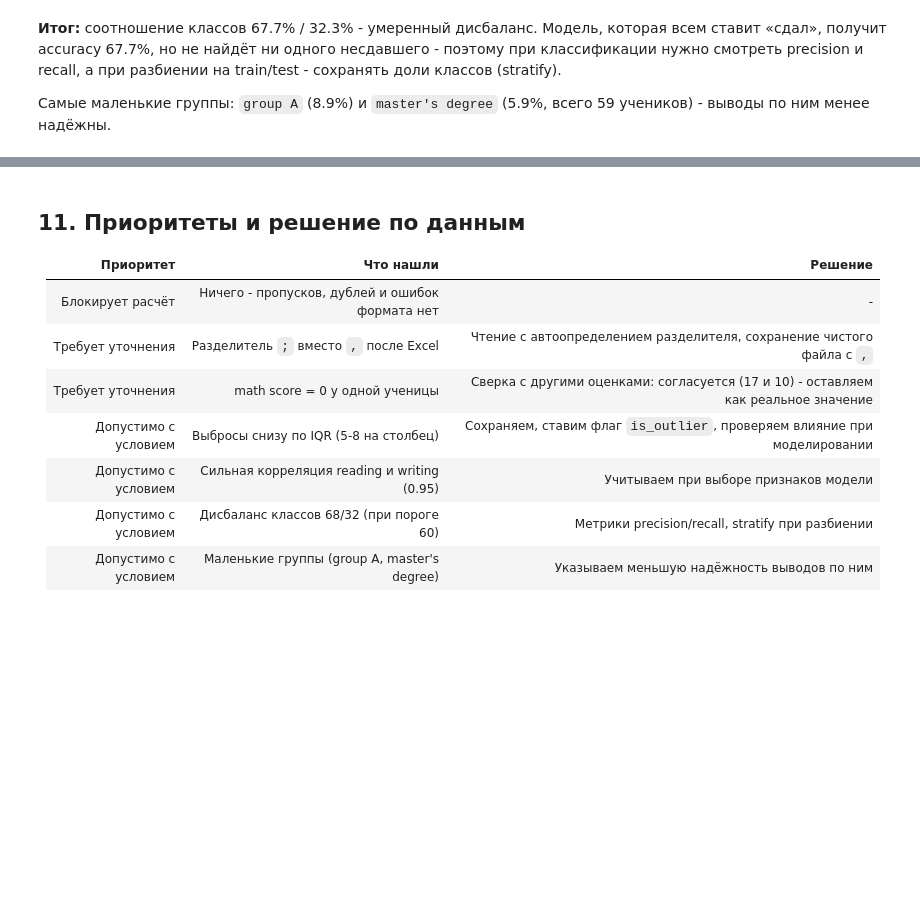
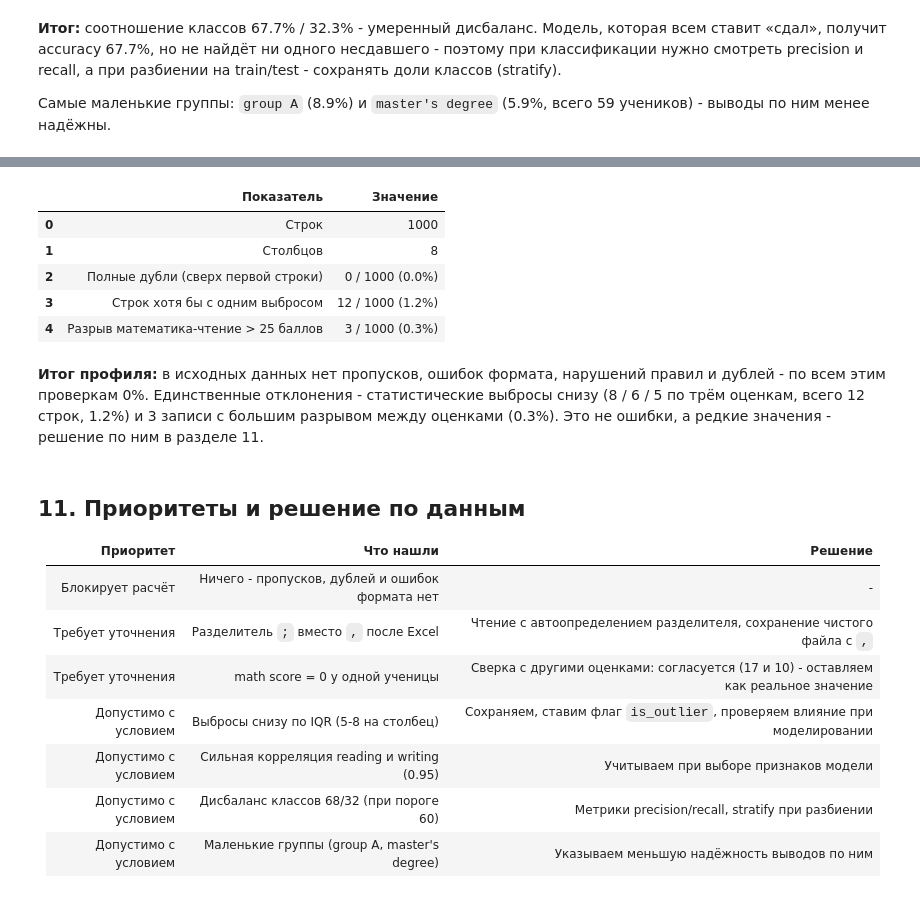
Before and after one commit to arsenijchekin-a11y/icp-students-performance, a Jupyter notebook: notebooks/stage2_audit.ipynb, the cells around one changed output, grey strips where cells are left out. Saved outputs shown, nothing was run; the diff lists cells and outputs as text; code cells hidden in the pictures; blank space fills up the shorter version.

Commit message:
Единый профиль исходных данных

```diff
--- a/notebooks/stage2_audit.ipynb
+++ b/notebooks/stage2_audit.ipynb
@@ -366,22 +361,0 @@ completed    35.8
-# %%
-n = len(df_raw)
-
-checks = []
-checks.append(['Пропуски (все столбцы)', df_raw.drop(columns='pass_math').isna().sum().sum(), n * 8, 'ячеек'])
-checks.append(['Особые маркеры пропуска', sum(df_raw[c].astype(str).str.strip().isin(markers).sum() for c in cat_cols), n * 5, 'ячеек'])
-checks.append(['Неверный формат оценок', sum(pd.to_numeric(df_raw[c], errors='coerce').isna().sum() for c in score_cols), n * 3, 'ячеек'])
-checks.append(['Разночтения в категориях', sum(df_raw[c].nunique() - df_raw[c].str.strip().str.lower().nunique() for c in cat_cols), 5, 'столбцов'])
-checks.append(['Полные повторы сверх первой строки', df_raw.drop(columns='pass_math').duplicated().sum(), n, 'строк'])
-checks.append(['Оценки вне 0-100', sum(((df_raw[c] < 0) | (df_raw[c] > 100)).sum() for c in score_cols), n * 3, 'ячеек'])
-
-for col in score_cols:
-    q1, q3 = df_raw[col].quantile([0.25, 0.75])
-    iqr = q3 - q1
-    cnt = ((df_raw[col] < q1 - 1.5 * iqr) | (df_raw[col] > q3 + 1.5 * iqr)).sum()
-    checks.append([f'Выбросы IQR: {col}', cnt, n, 'строк'])
-
-checks.append(['Разрыв математика-чтение > 25', (gap_mr > 25).sum(), n, 'строк'])
-
-profile = pd.DataFrame(checks, columns=['Проверка', 'Нарушений', 'База', 'Единица'])
-profile['Доля, %'] = (profile['Нарушений'] / profile['База'] * 100).round(1)
-profile
@@ -400,3 +434,27 @@ profile
+# %%
+# показатели по таблице в целом
+any_outlier = pd.Series(False, index=src.index)
+for col in score_cols:
+    q1, q3 = src[col].quantile([0.25, 0.75])
+    iqr = q3 - q1
+    any_outlier = any_outlier | (src[col] < q1 - 1.5 * iqr) | (src[col] > q3 + 1.5 * iqr)
+
+table_profile = pd.DataFrame({
+    'Показатель': ['Строк', 'Столбцов', 'Полные дубли (сверх первой строки)',
+                   'Строк хотя бы с одним выбросом', 'Разрыв математика-чтение > 25 баллов'],
+    'Значение': [n, src.shape[1], fmt(src.duplicated().sum()),
+                 fmt(any_outlier.sum()), fmt((gap_mr > 25).sum())]
+})
+table_profile
+# %% [output]
+|  | Показатель | Значение |
+| 0 | Строк | 1000 |
+| 1 | Столбцов | 8 |
+| 2 | Полные дубли (сверх первой строки) | 0 / 1000 (0.0%) |
+| 3 | Строк хотя бы с одним выбросом | 12 / 1000 (1.2%) |
+| 4 | Разрыв математика-чтение > 25 баллов | 3 / 1000 (0.3%) |
+# %% [markdown]
+**Итог профиля:** в исходных данных нет пропусков, ошибок формата, нарушений правил и дублей - по всем этим проверкам 0%. Единственные отклонения - статистические выбросы снизу (8 / 6 / 5 по трём оценкам, всего 12 строк, 1.2%) и 3 записи с большим разрывом между оценками (0.3%). Это не ошибки, а редкие значения - решение по ним в разделе 11.
 # %% [markdown]
 ## 11. Приоритеты и решение по данным
 
```
Also changed, not shown: parts of 5 cells of this notebook, 1 other file.
